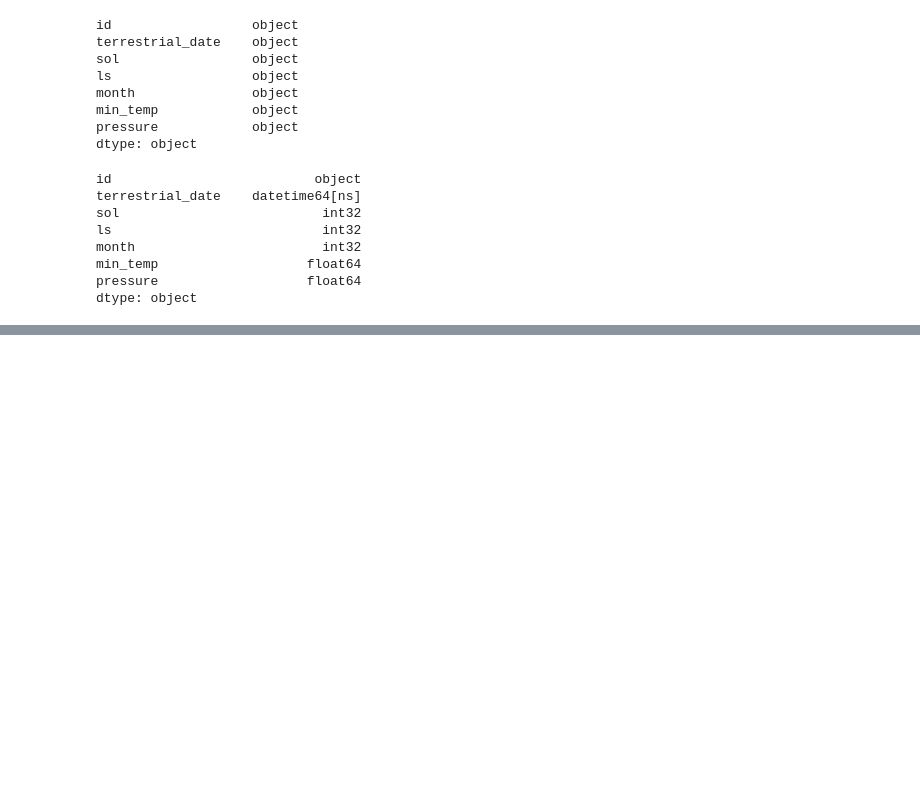
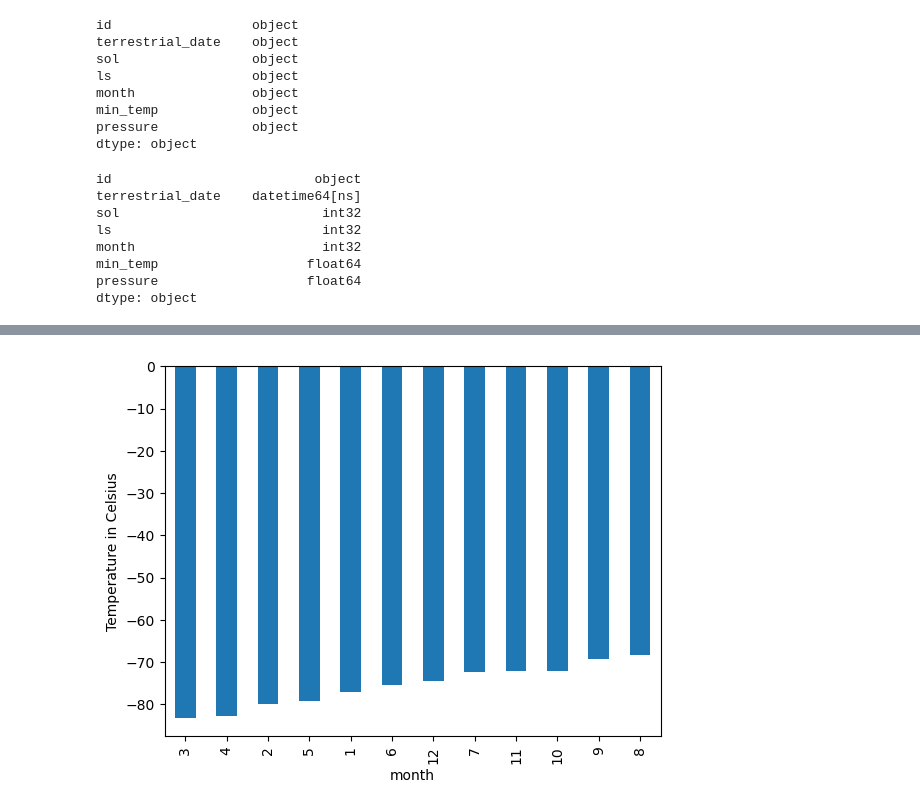
Before and after one commit to maherabdallah/Mission-to-Mars, a Jupyter notebook: mars_data_challenge_part_2.ipynb, the cells around one changed output, grey strips where cells are left out. Cells and saved outputs as stored; diff of their text form; code cells hidden in the pictures; blank space fills up the shorter version.

```diff
--- a/mars_data_challenge_part_2.ipynb
+++ b/mars_data_challenge_part_2.ipynb
@@ -115,0 +157,4 @@ dtype: object
+# %%
+# Question 8: What are the coldest and the warmest months on Mars (at the location of Curiosity)? Plot results as a bar chart
+min_temp_by_month = df.groupby('month')['min_temp'].mean()
+print(min_temp_by_month)
@@ -115,0 +176,8 @@ dtype: object
+# %%
+min_temp_by_month.sort_values().plot(kind='bar')
+plt.ylabel('Temperature in Celsius')
+plt.show()
+
+# Month 3 is the coldest, Month 8 is the warmest
+# %% [output]
+[figure, added]
```
Also changed, not shown: parts of 10 cells of this notebook, 1 other file.
